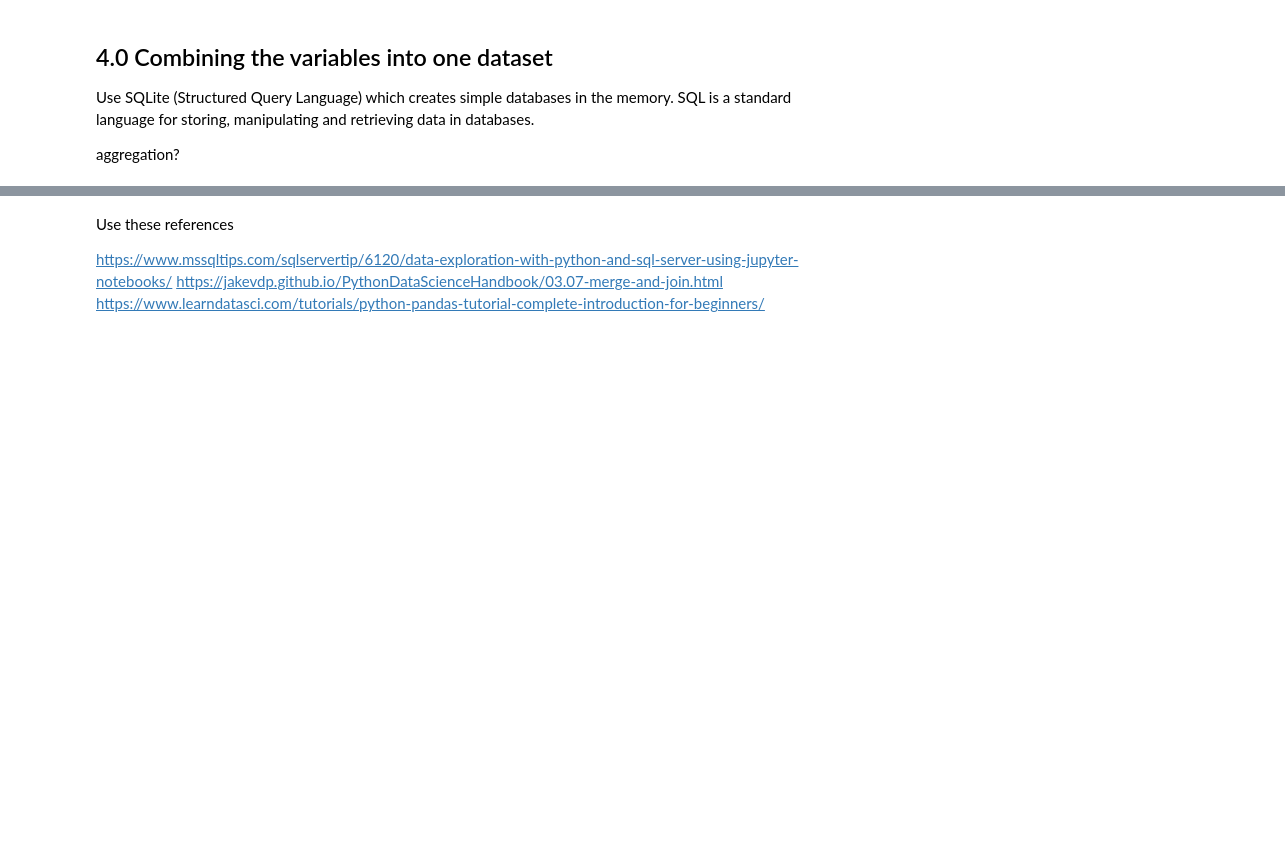
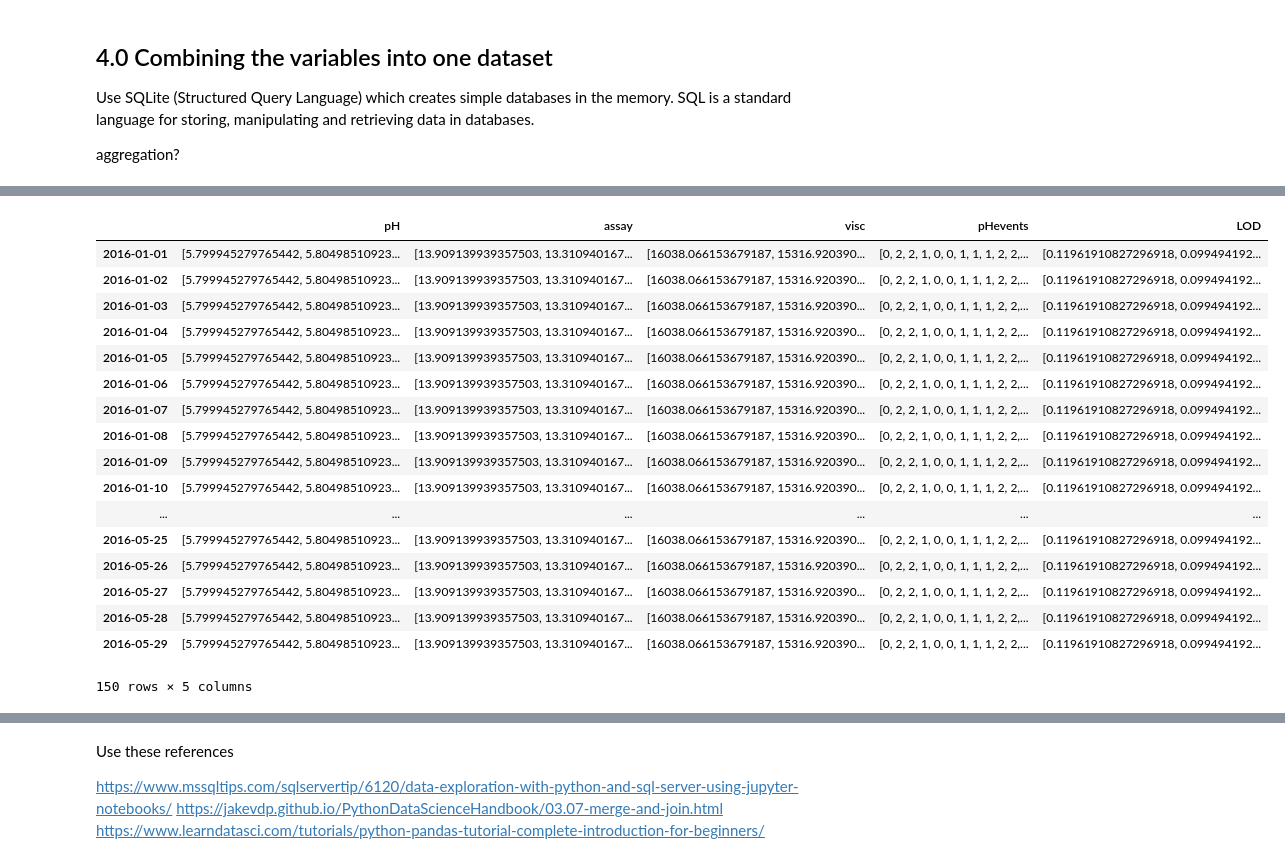
Before and after one commit to ClaireGMIT/ProgrammingProjectNOV2019, a Jupyter notebook: ProgrammingProjectNOV2019.ipynb, the cells around one changed output, grey strips where cells are left out. Drawn from its saved outputs; the diff is of its cells as text; code cells hidden in the pictures; blank space fills up the shorter version.

```diff
--- a/ProgrammingProjectNOV2019.ipynb
+++ b/ProgrammingProjectNOV2019.ipynb
@@ -424,6 +424,6 @@ pHevents = np.random.poisson(1, 150)
 # %%
 assay = np.random.normal(13.9, 0.525, 150)
 # %%
-visc = [np.random.normal(15671, 590.325, 150)]
+visc = np.random.normal(15671, 590.325, 150)
 # %%
-pH = [np.random.normal(5.9, 0.16, 150)]
+pH = np.random.normal(5.9, 0.16, 150)
@@ -460,0 +430,3 @@ df #displays the data set as a table/array
+# %%
+dates = pd.date_range("1/1/2016", periods=150)
+dates
@@ -460,0 +442,12 @@ df #displays the data set as a table/array
+# %%
+data = {
+        'pH': [pH],
+        'assay' : [assay],
+        'visc': [visc],
+        'pHevents': [pHevents],
+        'LOD': [append(LOD, tail)],
+
+    }
+
+
+data #displays the data set as a table/array
@@ -460,0 +472,23 @@ df #displays the data set as a table/array
+# %%
+df = pd.DataFrame(data, index=dates)
+
+df
+# %% [output]
+|  | pH | assay | visc | pHevents | LOD |
+| 2016-01-01 | [5.799945279765442, 5.80498510923... | [13.909139939357503, 13.310940167... | [16038.066153679187, 15316.920390... | [0, 2, 2, 1, 0, 0, 1, 1, 1, 2, 2,... | [0.11961910827296918, 0.099494192... |
+| 2016-01-02 | [5.799945279765442, 5.80498510923... | [13.909139939357503, 13.310940167... | [16038.066153679187, 15316.920390... | [0, 2, 2, 1, 0, 0, 1, 1, 1, 2, 2,... | [0.11961910827296918, 0.099494192... |
+| 2016-01-03 | [5.799945279765442, 5.80498510923... | [13.909139939357503, 13.310940167... | [16038.066153679187, 15316.920390... | [0, 2, 2, 1, 0, 0, 1, 1, 1, 2, 2,... | [0.11961910827296918, 0.099494192... |
+| 2016-01-04 | [5.799945279765442, 5.80498510923... | [13.909139939357503, 13.310940167... | [16038.066153679187, 15316.920390... | [0, 2, 2, 1, 0, 0, 1, 1, 1, 2, 2,... | [0.11961910827296918, 0.099494192... |
+| 2016-01-05 | [5.799945279765442, 5.80498510923... | [13.909139939357503, 13.310940167... | [16038.066153679187, 15316.920390... | [0, 2, 2, 1, 0, 0, 1, 1, 1, 2, 2,... | [0.11961910827296918, 0.099494192... |
+| 2016-01-06 | [5.799945279765442, 5.80498510923... | [13.909139939357503, 13.310940167... | [16038.066153679187, 15316.920390... | [0, 2, 2, 1, 0, 0, 1, 1, 1, 2, 2,... | [0.11961910827296918, 0.099494192... |
+| 2016-01-07 | [5.799945279765442, 5.80498510923... | [13.909139939357503, 13.310940167... | [16038.066153679187, 15316.920390... | [0, 2, 2, 1, 0, 0, 1, 1, 1, 2, 2,... | [0.11961910827296918, 0.099494192... |
+| 2016-01-08 | [5.799945279765442, 5.80498510923... | [13.909139939357503, 13.310940167... | [16038.066153679187, 15316.920390... | [0, 2, 2, 1, 0, 0, 1, 1, 1, 2, 2,... | [0.11961910827296918, 0.099494192... |
+| 2016-01-09 | [5.799945279765442, 5.80498510923... | [13.909139939357503, 13.310940167... | [16038.066153679187, 15316.920390... | [0, 2, 2, 1, 0, 0, 1, 1, 1, 2, 2,... | [0.11961910827296918, 0.099494192... |
+| 2016-01-10 | [5.799945279765442, 5.80498510923... | [13.909139939357503, 13.310940167... | [16038.066153679187, 15316.920390... | [0, 2, 2, 1, 0, 0, 1, 1, 1, 2, 2,... | [0.11961910827296918, 0.099494192... |
+| ... | ... | ... | ... | ... | ... |
+| 2016-05-25 | [5.799945279765442, 5.80498510923... | [13.909139939357503, 13.310940167... | [16038.066153679187, 15316.920390... | [0, 2, 2, 1, 0, 0, 1, 1, 1, 2, 2,... | [0.11961910827296918, 0.099494192... |
+| 2016-05-26 | [5.799945279765442, 5.80498510923... | [13.909139939357503, 13.310940167... | [16038.066153679187, 15316.920390... | [0, 2, 2, 1, 0, 0, 1, 1, 1, 2, 2,... | [0.11961910827296918, 0.099494192... |
+| 2016-05-27 | [5.799945279765442, 5.80498510923... | [13.909139939357503, 13.310940167... | [16038.066153679187, 15316.920390... | [0, 2, 2, 1, 0, 0, 1, 1, 1, 2, 2,... | [0.11961910827296918, 0.099494192... |
+| 2016-05-28 | [5.799945279765442, 5.80498510923... | [13.909139939357503, 13.310940167... | [16038.066153679187, 15316.920390... | [0, 2, 2, 1, 0, 0, 1, 1, 1, 2, 2,... | [0.11961910827296918, 0.099494192... |
+| 2016-05-29 | [5.799945279765442, 5.80498510923... | [13.909139939357503, 13.310940167... | [16038.066153679187, 15316.920390... | [0, 2, 2, 1, 0, 0, 1, 1, 1, 2, 2,... | [0.11961910827296918, 0.099494192... |
+150 rows × 5 columns
```
Also changed, not shown: parts of 4 cells of this notebook, 1 other file.
